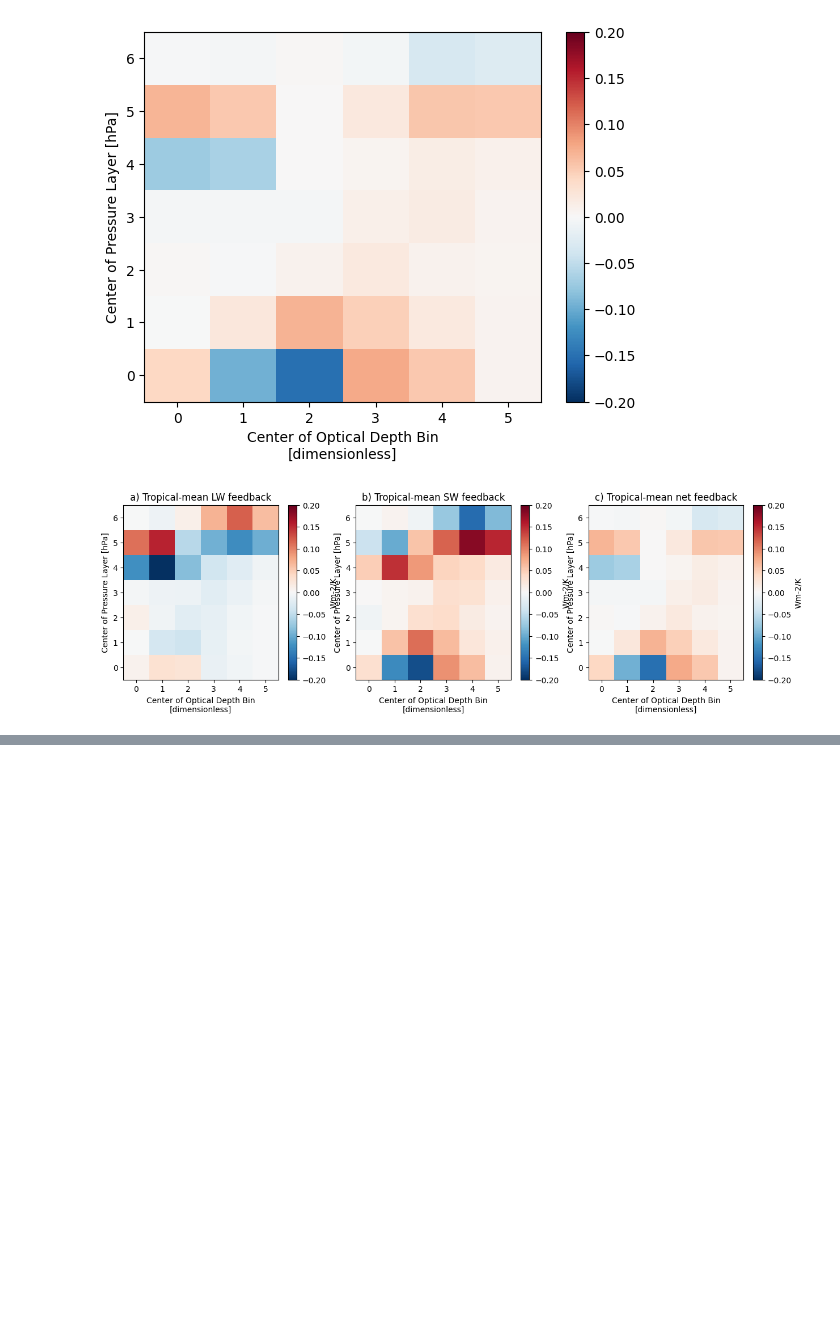
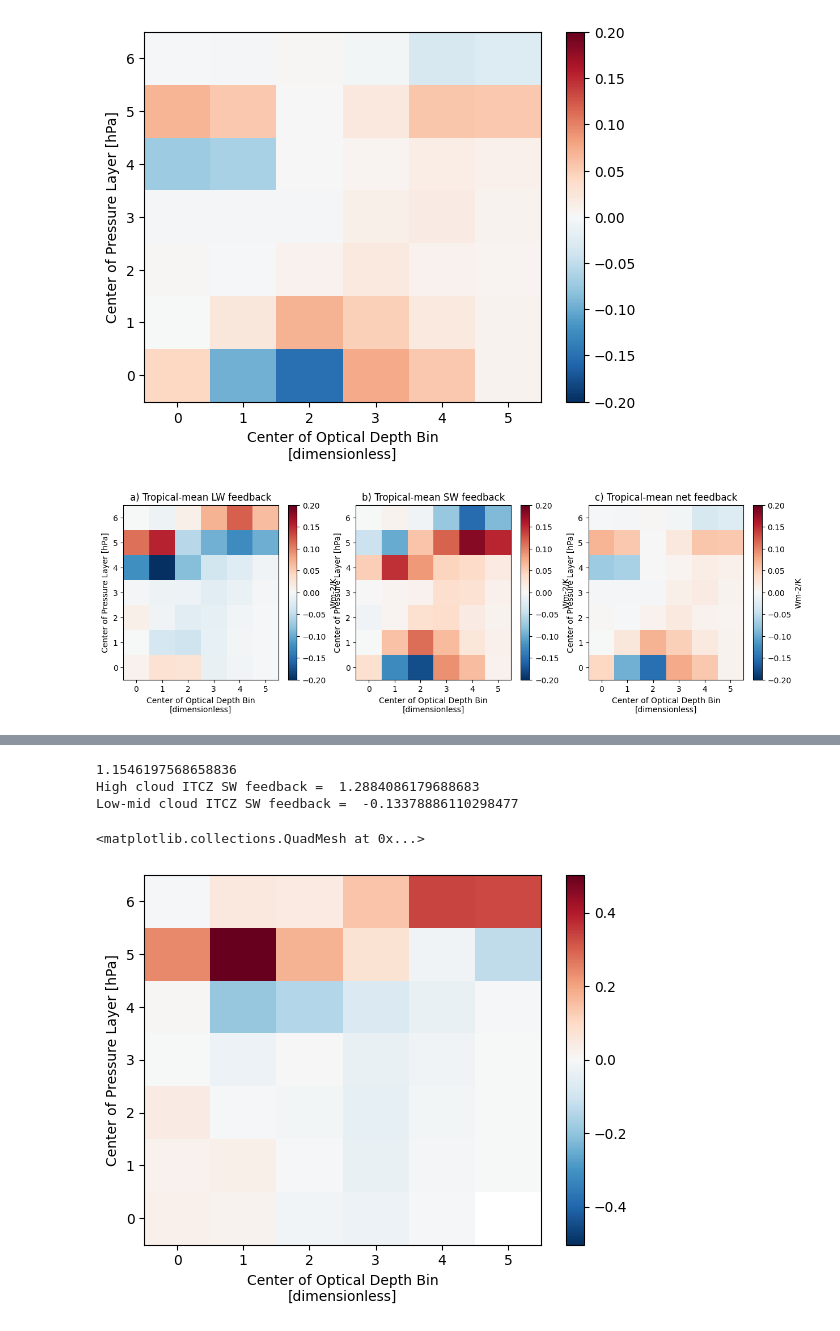
Before and after one commit to paula-rj/HighClouds, a Jupyter notebook: feedbacks.ipynb, the cells around one changed output, grey strips where cells are left out. Saved outputs shown, nothing was run; the diff lists cells and outputs as text; code cells hidden in the pictures; blank space fills up the shorter version.

```diff
--- a/feedbacks.ipynb
+++ b/feedbacks.ipynb
@@ -225,0 +288,26 @@ plt.savefig("feedbacks.png")
+# %%
+#2
+area_itcz = alllw.cldarea_cldtyp_mon.sel(lat=itcz, lon=ocean_only,time=ragutime).mean("lon")
+cc_itcz_anom = area_itcz.groupby('time.month')- area_itcz.groupby('time.month').mean('time')
+# %%
+#3
+lwR_itcz = lwK_itcz*cc_itcz_anom
+swR_itcz = swK_itcz*cc_itcz_anom
+# %%
+lwR_itcz_mean = lwR_itcz.mean("lat")
+swR_itcz_mean = swR_itcz.mean("lat")
+# %%
+lw_feed_itcz =  np.zeros([7,6])
+lw_feed_itcz_st =  np.zeros([7,6])
+
+for od in [0,1,2,3,4,5]:
+    for p in [0,1,2,3,4,5,6]:
+        bints_itcz = lwR_itcz_mean.sel(press=p, opt=od)
+        lw_regress  = stats.linregress(gmst_anom_raghu, bints_itcz)
+        lw_feed_itcz[p, od] = lw_regress.slope
+        lw_feed_itcz_st[p, od] = lw_regress.stderr
+
+lwfeed_itcz = xa.DataArray(lw_feed_itcz,
+                    coords={"press": lwR_itcz_mean.press, "opt":lwR_itcz_mean.opt,
+                           },
+                   )
@@ -225,0 +319,11 @@ plt.savefig("feedbacks.png")
+# %%
+print(lwfeed_itcz.sum(["press", "opt"]).data)
+print("High cloud ITCZ SW feedback = ", lwfeed_itcz.sel(press=[4,5,6]).sum(["press", "opt"]).data)
+print("Low-mid cloud ITCZ SW feedback = ", lwfeed_itcz.sel(press=[0,1,2,3]).sum(["press", "opt"]).data)
+(lwfeed_itcz).plot() #vmin=-0.2, vmax=0.2, cmap="RdBu_r"
+# %% [output]
+1.1546197568658836
+High cloud ITCZ SW feedback =  1.2884086179688683
+Low-mid cloud ITCZ SW feedback =  -0.13378886110298477
+<matplotlib.collections.QuadMesh at 0x...>
+[figure, added]
```
Also changed, not shown: parts of 17 cells of this notebook, 1 other file.
